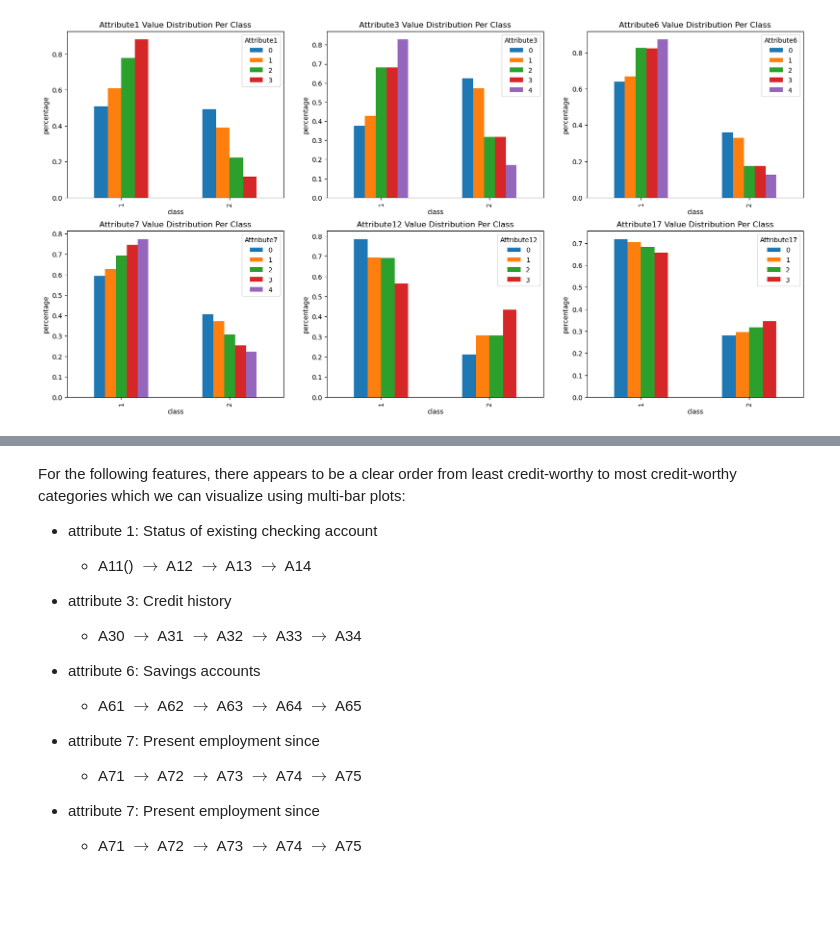
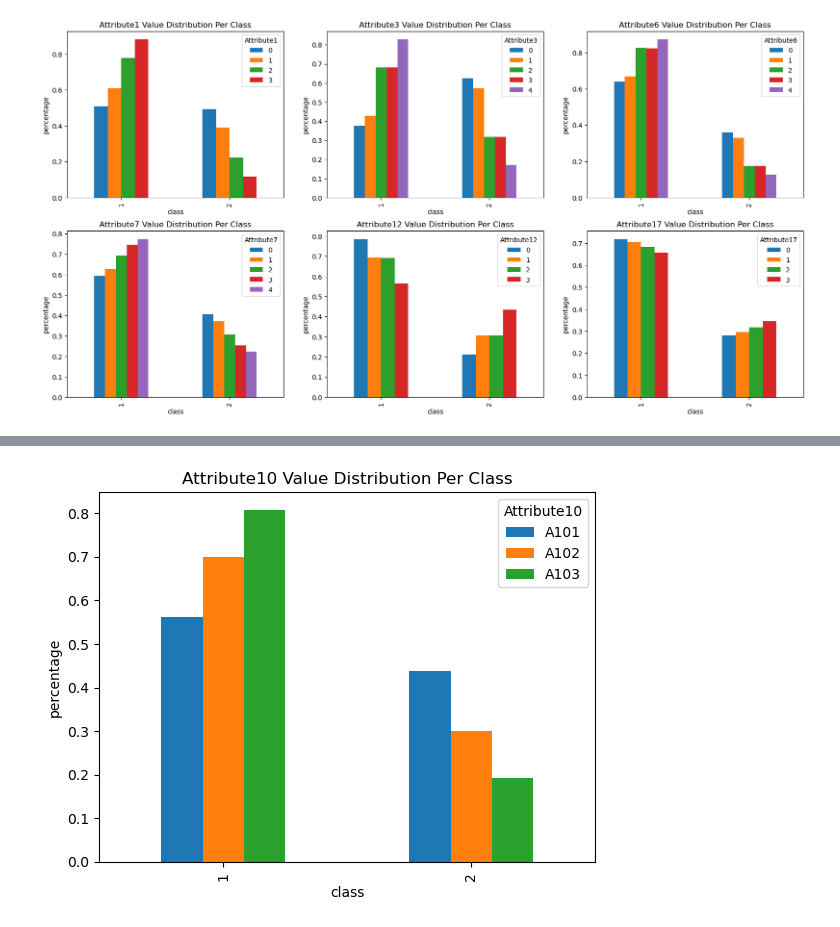
Before and after one commit to Syed-A-Naqvi/machine_learning, a Jupyter notebook: python_machine_learning/classification/k-NN/k-NN-classification.ipynb, the cells around one changed output, grey strips where cells are left out. Cells and saved outputs as stored; diff of their text form; code cells hidden in the pictures; blank space fills up the shorter version.

```diff
--- a/python_machine_learning/classification/k-NN/k-NN-classification.ipynb
+++ b/python_machine_learning/classification/k-NN/k-NN-classification.ipynb
@@ -103,8 +105,8 @@ display(german_data_X_encodings.loc[:,'Attribute4_A40':].head())
 # %%
 # next we apply label encoding to attributes 19 and 20
 label_encoder = LabelEncoder()
-german_data_X_encodings[['Attribute19', 'Attribute20']] = german_data_X_encodings[['Attribute19', 'Attribute20']].apply(lambda x: label_encoder.fit_transform(x))
-display(german_data_X_encodings[['Attribute19', 'Attribute20']].value_counts().reset_index(name='count'))
+german_data_X_k_NN[['Attribute19', 'Attribute20']] = german_data_X_k_NN[['Attribute19', 'Attribute20']].apply(lambda x: label_encoder.fit_transform(x))
+display(german_data_X_k_NN[['Attribute19', 'Attribute20']].value_counts().reset_index(name='count'))
 # %% [output]
 |  | Attribute19 | Attribute20 | count |
 | 0 | 0 | 0 | 564 |
@@ -207,17 +225,14 @@ credit_worthiness.pivot(index='Attribute14',columns='class', values='percent_in_
-# %% [markdown]
-For the following features, there appears to be a clear order from least credit-worthy to most credit-worthy categories which we can visualize using multi-bar plots:
-
-- attribute 1: Status of existing checking account
-    - A11() $\to$ A12 $\to$ A13 $\to$ A14
-
-- attribute 3: Credit history
-    - A30 $\to$ A31 $\to$ A32 $\to$ A33 $\to$ A34
-
-- attribute 6: Savings accounts
-    - A61 $\to$ A62 $\to$ A63 $\to$ A64 $\to$ A65
-
-- attribute 7: Present employment since
-    - A71 $\to$ A72 $\to$ A73 $\to$ A74 $\to$ A75
-
-- attribute 7: Present employment since
-    - A71 $\to$ A72 $\to$ A73 $\to$ A74 $\to$ A75
+# %%
+german_data_X_k_NN['Attribute10'] = german_data_X_k_NN['Attribute10'].replace('A101','temp')
+german_data_X_k_NN['Attribute10'] = german_data_X_k_NN['Attribute10'].replace('A102','A101')
+german_data_X_k_NN['Attribute10'] = german_data_X_k_NN['Attribute10'].replace('temp', 'A102')
+
+grouped = pd.concat([german_data_X_k_NN['Attribute10'],german_data_Y], axis=1).groupby(['class', 'Attribute10']).size().reset_index(name='count')
+attr_counts = german_data_X_k_NN['Attribute10'].value_counts()
+grouped['percent_in_class'] = grouped.apply(lambda x: x['count']/attr_counts[x['Attribute10']], axis=1)
+grouped.pivot(index='class', columns='Attribute10', values='percent_in_class').plot(kind='bar',
+                                                                        title=f"{'Attribute10'} Value Distribution Per Class",
+                                                                        xlabel='class', ylabel="percentage", legend=True)
+plt.show()
+# %% [output]
+[figure, added]
```
Also changed, not shown: parts of 33 cells of this notebook, 17 other files.
